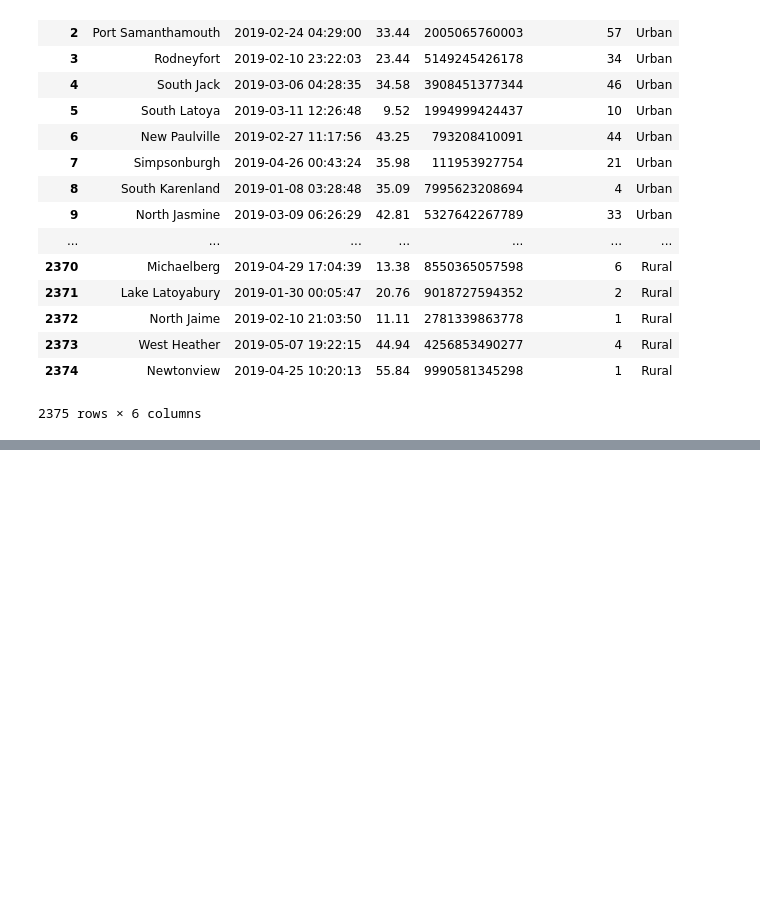
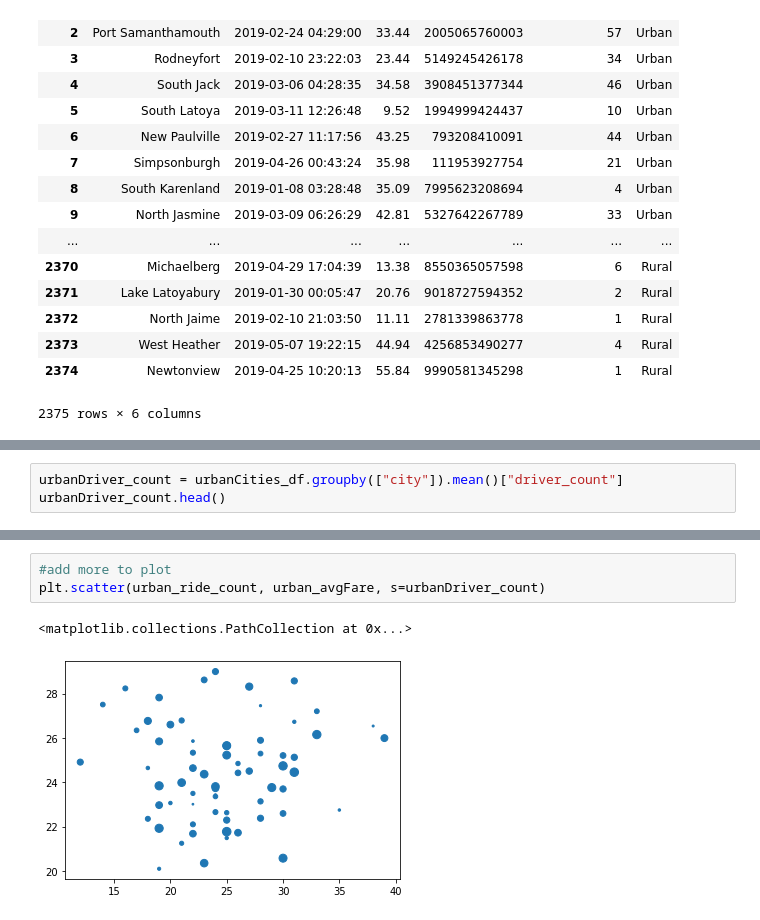
Before and after one commit to ZachOtto704/PyBer_Analysis, a Jupyter notebook: PyBer.ipynb, the cells around one changed output, grey strips where cells are left out. Cells and saved outputs as stored; diff of their text form; blank space fills up the shorter version.

```diff
--- a/PyBer.ipynb
+++ b/PyBer.ipynb
@@ -127,0 +224,3 @@ pyberDF
+# %%
+urbanDriver_count = urbanCities_df.groupby(["city"]).mean()["driver_count"]
+urbanDriver_count.head()
@@ -127,0 +263,6 @@ pyberDF
+# %%
+#add more to plot
+plt.scatter(urban_ride_count, urban_avgFare, s=urbanDriver_count)
+# %% [output]
+<matplotlib.collections.PathCollection at 0x...>
+[figure, added]
```
Also changed, not shown: parts of 19 cells of this notebook.
